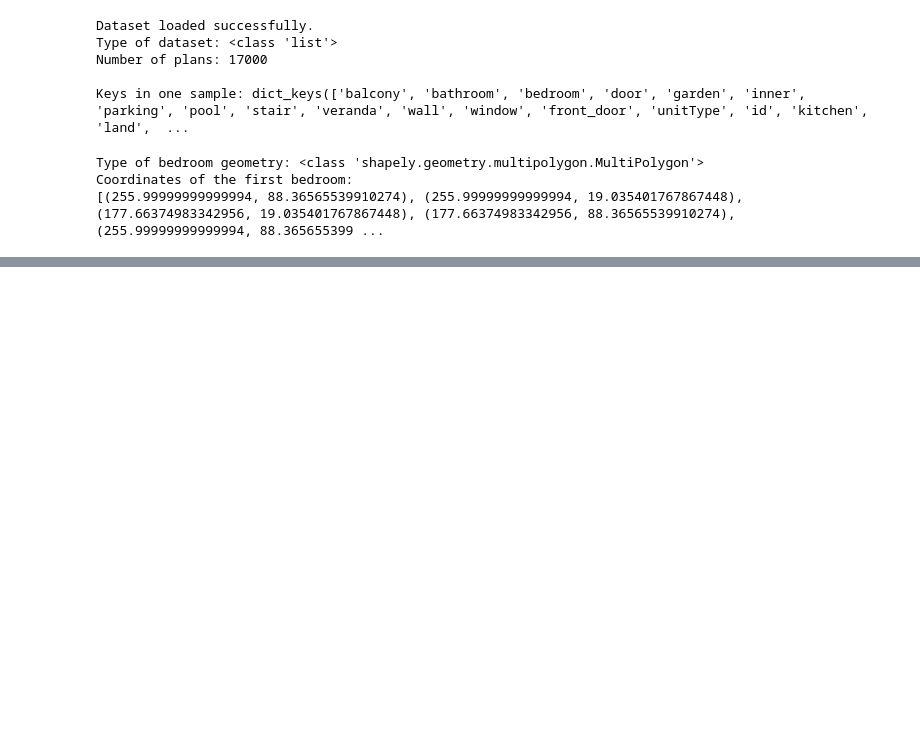
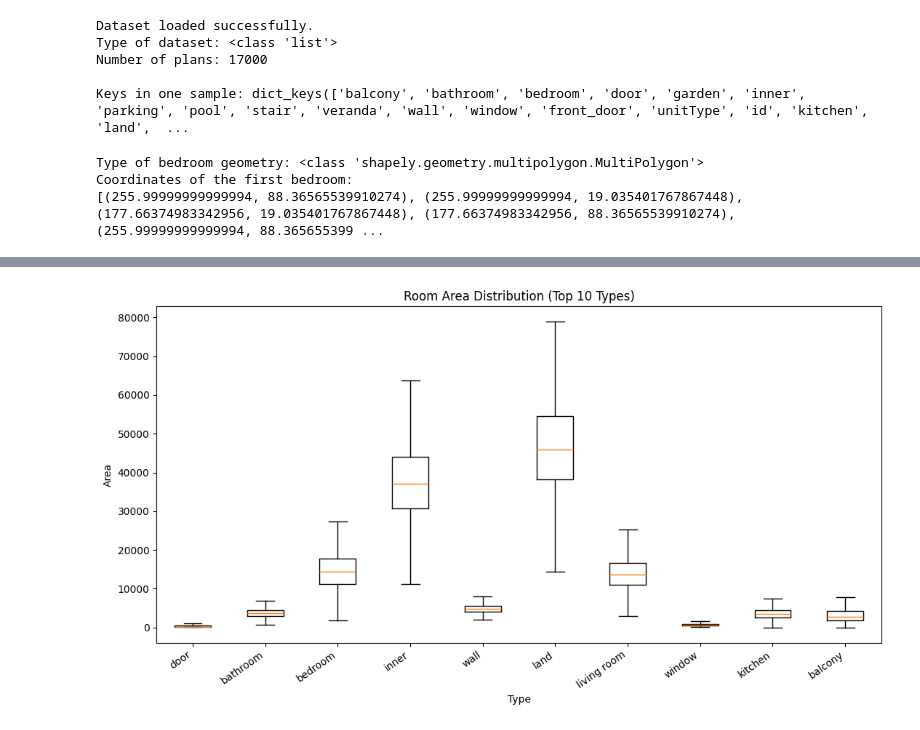
Before and after one commit to Rexalguy/AI-Architectural-project, a Jupyter notebook: data_preprocessing.ipynb, the cells around one changed output, grey strips where cells are left out. Cells and saved outputs as stored; diff of their text form; code cells hidden in the pictures; blank space fills up the shorter version.

```diff
--- a/data_preprocessing.ipynb
+++ b/data_preprocessing.ipynb
@@ -210,0 +385,16 @@ ModuleNotFoundError: No module named 'torch_geometric'
+# %%
+# 2) Room area distribution by type
+
+top_types = metrics_df["room_type"].value_counts().head(10).index.tolist()
+area_data = [metrics_df.loc[metrics_df["room_type"] == t, "area"].values for t in top_types]
+
+plt.figure(figsize=(11, 6))
+plt.boxplot(area_data, tick_labels=top_types, showfliers=False)
+plt.title("Room Area Distribution (Top 10 Types)")
+plt.xlabel("Type")
+plt.ylabel("Area")
+plt.xticks(rotation=35, ha="right")
+plt.tight_layout()
+plt.show()
+# %% [output]
+[figure, added]
```
Also changed, not shown: parts of 12 cells of this notebook.
